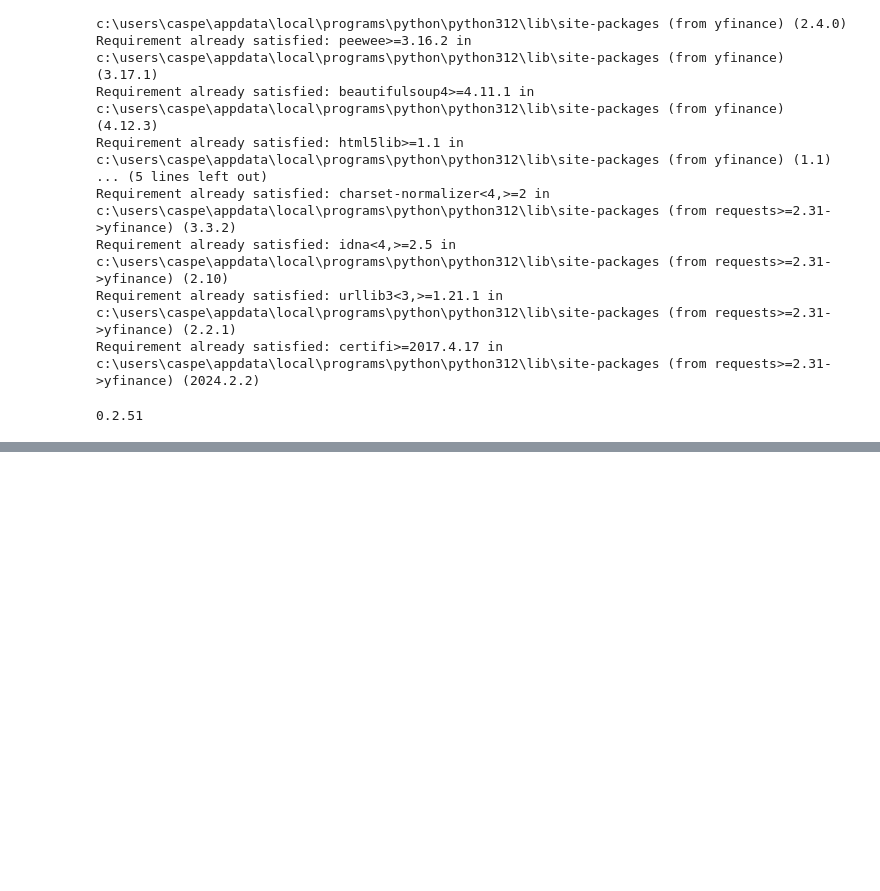
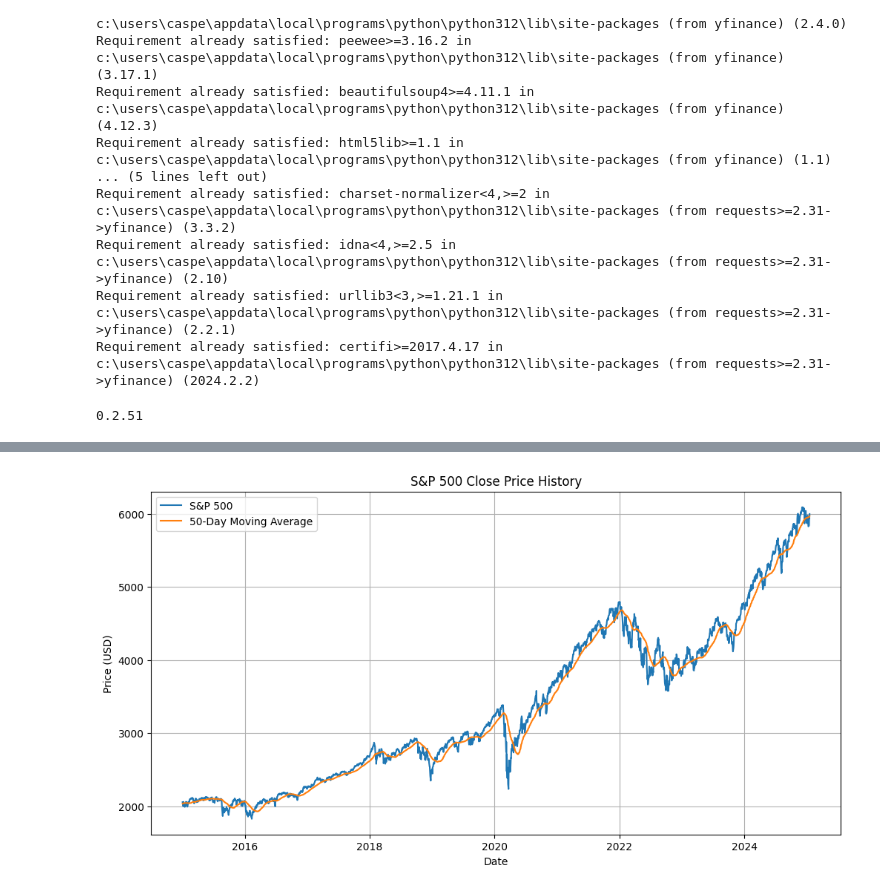
Before and after one commit to casperpriem05/data, a Jupyter notebook: yfinance.ipynb, the cells around one changed output, grey strips where cells are left out. Saved outputs shown, nothing was run; the diff lists cells and outputs as text; code cells hidden in the pictures; blank space fills up the shorter version.

```diff
--- a/yfinance.ipynb
+++ b/yfinance.ipynb
@@ -26,0 +35,6 @@ print(yf.__version__)
+# %%
+ticker = '^GSPC'  # S&P 500
+start_date = '2014-01-01' # import one year before the start date, so we can calculate moving average and RSI for the first day of 2015
+end_date = datetime.now().strftime('%Y-%m-%d')
+
+df = yf.download(ticker, start=start_date, end=end_date)
@@ -26,0 +43,13 @@ print(yf.__version__)
+# %%
+df['50_MA'] = df['Close'].rolling(window=50).mean() # 50 day moving average, this is a common indicator used in trading
+# %%
+def calculate_rsi(series, period=14):
+    delta = series.diff(1)
+    gain = delta.where(delta > 0, 0)
+    loss = -delta.where(delta < 0, 0)
+    avg_gain = gain.rolling(window=period).mean()
+    avg_loss = loss.rolling(window=period).mean()
+    rs = avg_gain / avg_loss
+    return 100 - (100 / (1 + rs))
+
+df['RSI'] = calculate_rsi(df['Close']) # Relative Strength Index, another common indicator used in trading
@@ -26,0 +74,2 @@ print(yf.__version__)
+# %%
+df = df[df.index > '2015-01-01']
@@ -26,0 +94,12 @@ print(yf.__version__)
+# %%
+plt.figure(figsize=(12, 6))
+plt.plot(df['Close'], label='S&P 500')
+plt.title('S&P 500 Close Price History')
+plt.xlabel('Date')
+plt.ylabel('Price (USD)')
+plt.plot(df['50_MA'], label='50-Day Moving Average')
+plt.legend()
+plt.grid(True)
+plt.show()
+# %% [output]
+[figure, added]
```
Also changed, not shown: parts of 6 cells of this notebook.
